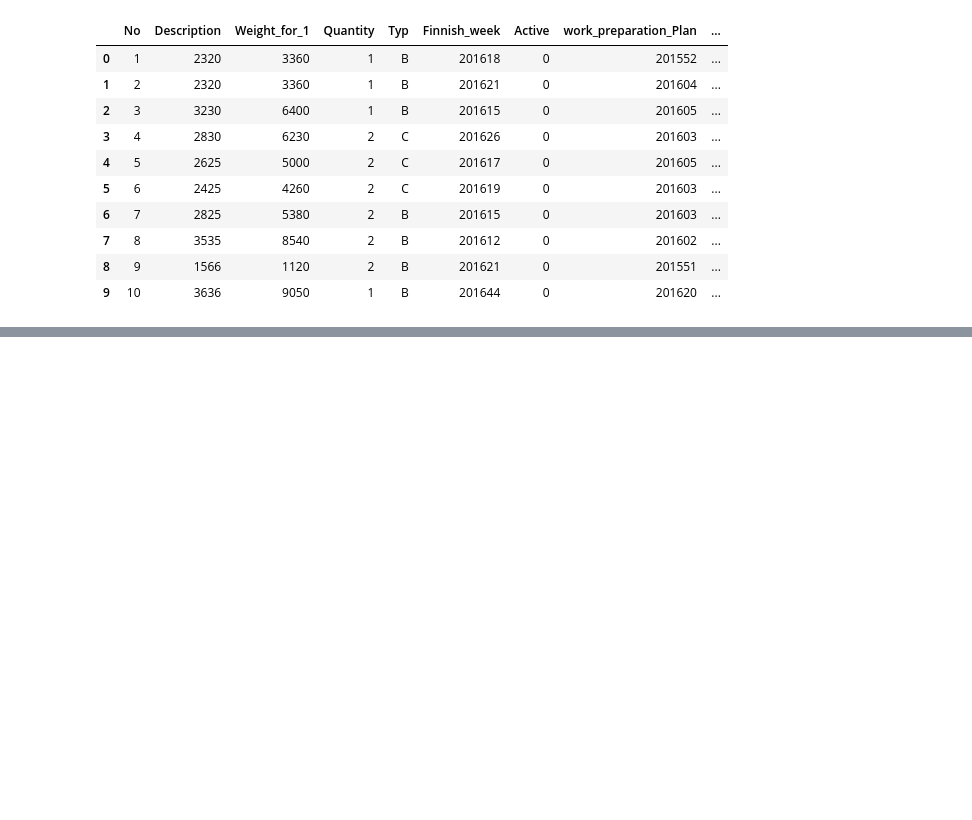
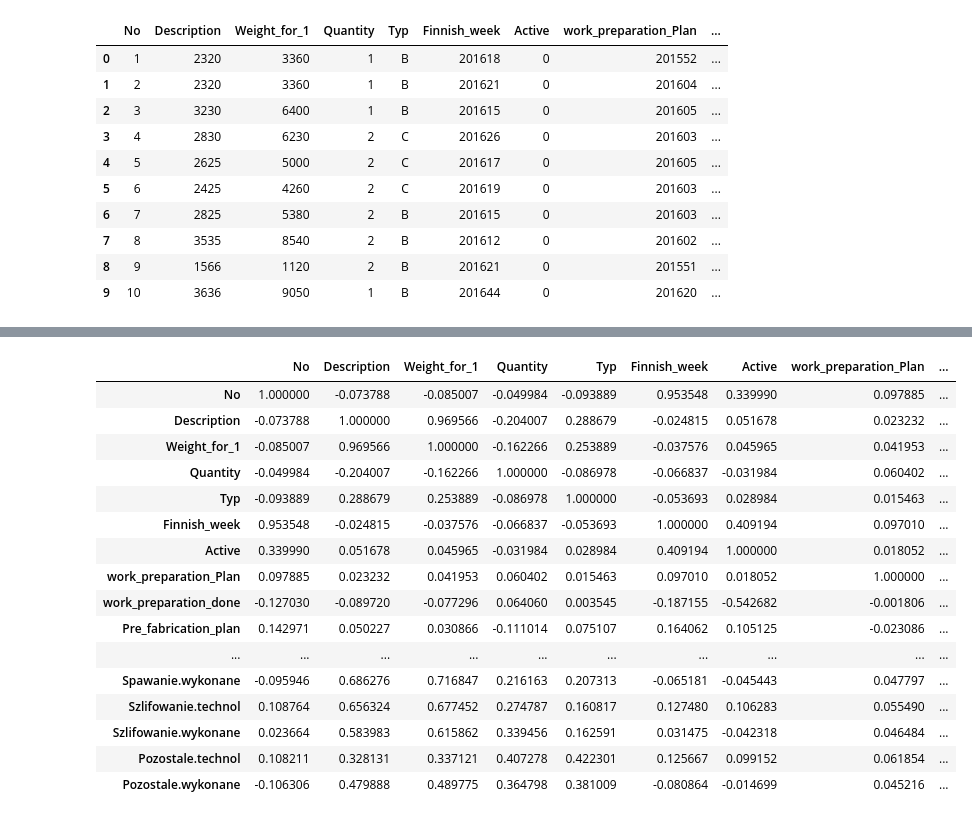
Before and after one commit to wszczawinski/DS_final_project, a Jupyter notebook: Orders.ipynb, the cells around one changed output, grey strips where cells are left out. Cells and saved outputs as stored; diff of their text form; code cells hidden in the pictures; blank space fills up the shorter version.

```diff
--- a/Orders.ipynb
+++ b/Orders.ipynb
@@ -28,0 +163,2 @@ orders_df.head(10)
+# %%
+orders_complete_df = pd.merge(orders_df, hours_df, left_on='No', right_on='No', how='left')
@@ -28,0 +179,20 @@ orders_df.head(10)
+# %%
+orders_complete_df.corr()
+# %% [output]
+|  | No | Description | Weight_for_1 | Quantity | Typ | Finnish_week | Active | work_preparation_Plan | ... |
+| No | 1.000000 | -0.073788 | -0.085007 | -0.049984 | -0.093889 | 0.953548 | 0.339990 | 0.097885 | ... |
+| Description | -0.073788 | 1.000000 | 0.969566 | -0.204007 | 0.288679 | -0.024815 | 0.051678 | 0.023232 | ... |
+| Weight_for_1 | -0.085007 | 0.969566 | 1.000000 | -0.162266 | 0.253889 | -0.037576 | 0.045965 | 0.041953 | ... |
+| Quantity | -0.049984 | -0.204007 | -0.162266 | 1.000000 | -0.086978 | -0.066837 | -0.031984 | 0.060402 | ... |
+| Typ | -0.093889 | 0.288679 | 0.253889 | -0.086978 | 1.000000 | -0.053693 | 0.028984 | 0.015463 | ... |
+| Finnish_week | 0.953548 | -0.024815 | -0.037576 | -0.066837 | -0.053693 | 1.000000 | 0.409194 | 0.097010 | ... |
+| Active | 0.339990 | 0.051678 | 0.045965 | -0.031984 | 0.028984 | 0.409194 | 1.000000 | 0.018052 | ... |
+| work_preparation_Plan | 0.097885 | 0.023232 | 0.041953 | 0.060402 | 0.015463 | 0.097010 | 0.018052 | 1.000000 | ... |
+| work_preparation_done | -0.127030 | -0.089720 | -0.077296 | 0.064060 | 0.003545 | -0.187155 | -0.542682 | -0.001806 | ... |
+| Pre_fabrication_plan | 0.142971 | 0.050227 | 0.030866 | -0.111014 | 0.075107 | 0.164062 | 0.105125 | -0.023086 | ... |
+| ... | ... | ... | ... | ... | ... | ... | ... | ... | ... |
+| Spawanie.wykonane | -0.095946 | 0.686276 | 0.716847 | 0.216163 | 0.207313 | -0.065181 | -0.045443 | 0.047797 | ... |
+| Szlifowanie.technol | 0.108764 | 0.656324 | 0.677452 | 0.274787 | 0.160817 | 0.127480 | 0.106283 | 0.055490 | ... |
+| Szlifowanie.wykonane | 0.023664 | 0.583983 | 0.615862 | 0.339456 | 0.162591 | 0.031475 | -0.042318 | 0.046484 | ... |
+| Pozostale.technol | 0.108211 | 0.328131 | 0.337121 | 0.407278 | 0.422301 | 0.125667 | 0.099152 | 0.061854 | ... |
+| Pozostale.wykonane | -0.106306 | 0.479888 | 0.489775 | 0.364798 | 0.381009 | -0.080864 | -0.014699 | 0.045216 | ... |
```
Also changed, not shown: parts of 22 cells of this notebook.
